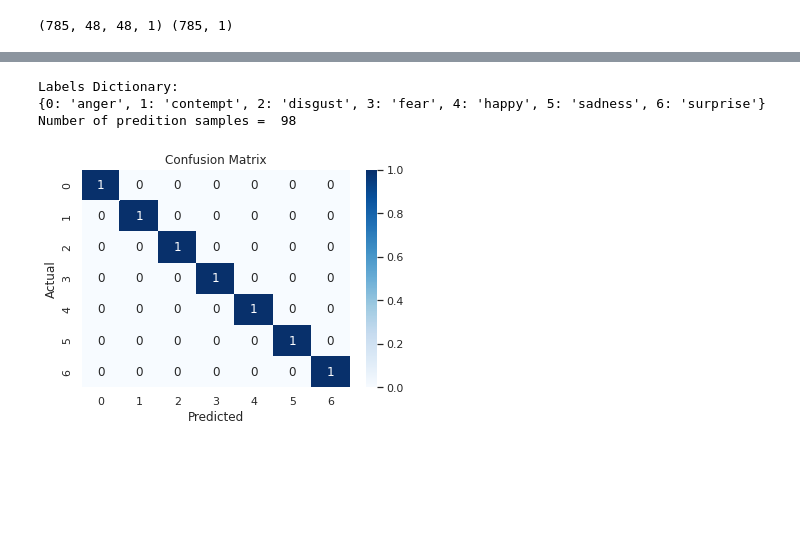
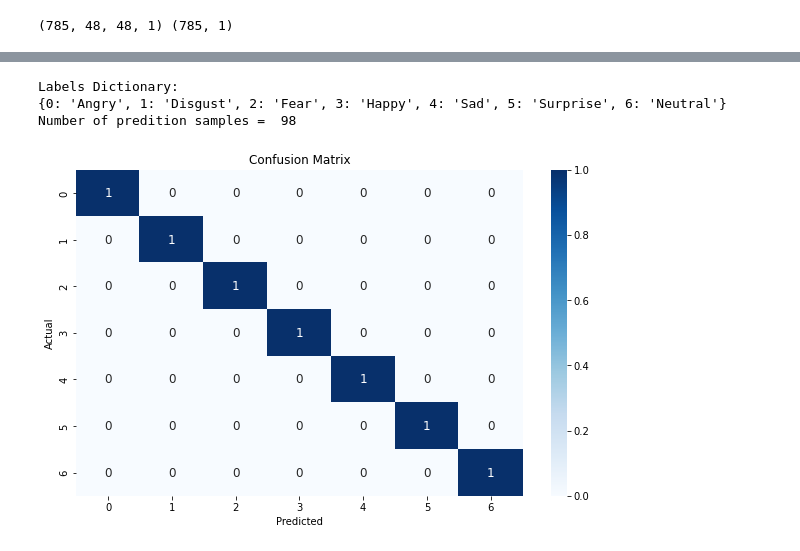
Before and after one commit to Tithra/Computer-Vision-DNN, a Jupyter notebook: EmotionRecognition_CKpuls.ipynb, the cells around one changed output, grey strips where cells are left out. Drawn from its saved outputs; the diff is of its cells as text; code cells hidden in the pictures; blank space fills up the shorter version.

```diff
--- a/EmotionRecognition_CKpuls.ipynb
+++ b/EmotionRecognition_CKpuls.ipynb
@@ -441,24 +441,24 @@ scores = best_model.evaluate(x_test,y_test)
 # %%
+
 #test images
 from sklearn.metrics import confusion_matrix
 import seaborn as sn
-
-emotion = {0:'anger',1:'contempt',2:'disgust',3:'fear',4:'happy',5:'sadness',6:'surprise'} #for CK+
+emotion={0:'Angry', 1:'Disgust', 2:'Fear', 3:'Happy', 4:'Sad', 5:'Surprise', 6:'Neutral'} #for FER2013, JAFFE
 
 print('Labels Dictionary:')
 print(emotion)
 print('Number of predition samples = ', len(x_test))
 pred = best_model.predict(x_test)
 cm = confusion_matrix( np.argmax(y_test,1),pred.argmax(1),normalize='pred')
 #cm = cm.astype('float')/cm.sum(axis=1)[:, np.newaxis]
-sn.set(font_scale=1.0) # for label size
+plt.figure(figsize =(10,6))
 sn.heatmap(cm, annot=True, annot_kws={"size": 12},cmap=plt.cm.Blues) # font size
 plt.title('Confusion Matrix')
 plt.ylabel('Actual')
 plt.xlabel('Predicted')
 plt.show()
 # %% [output]
 Labels Dictionary:
-{0: 'anger', 1: 'contempt', 2: 'disgust', 3: 'fear', 4: 'happy', 5: 'sadness', 6: 'surprise'}
+{0: 'Angry', 1: 'Disgust', 2: 'Fear', 3: 'Happy', 4: 'Sad', 5: 'Surprise', 6: 'Neutral'}
 Number of predition samples =  98
-[figure, old version]
+[figure, new version]
```
Also changed, not shown: parts of 4 cells of this notebook.
